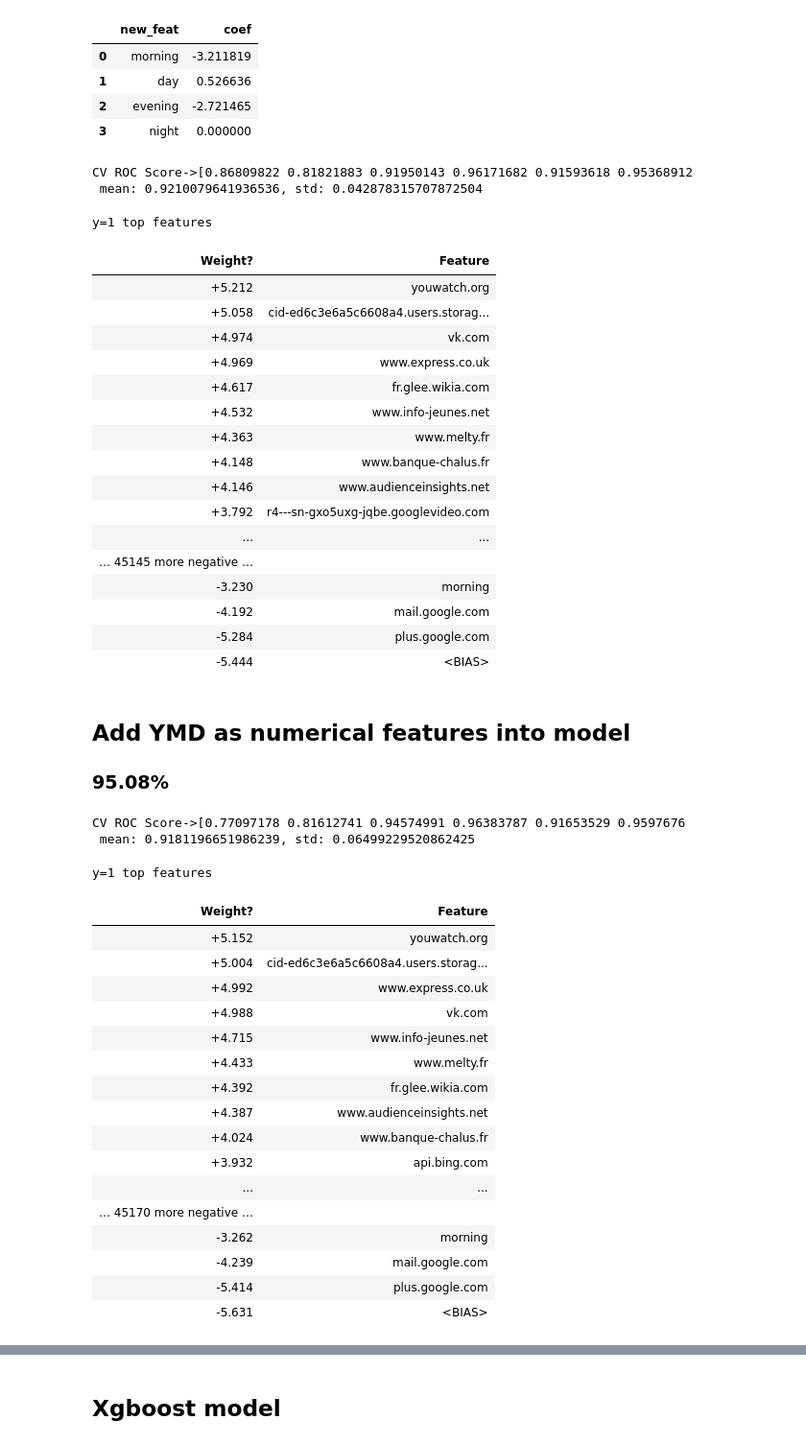
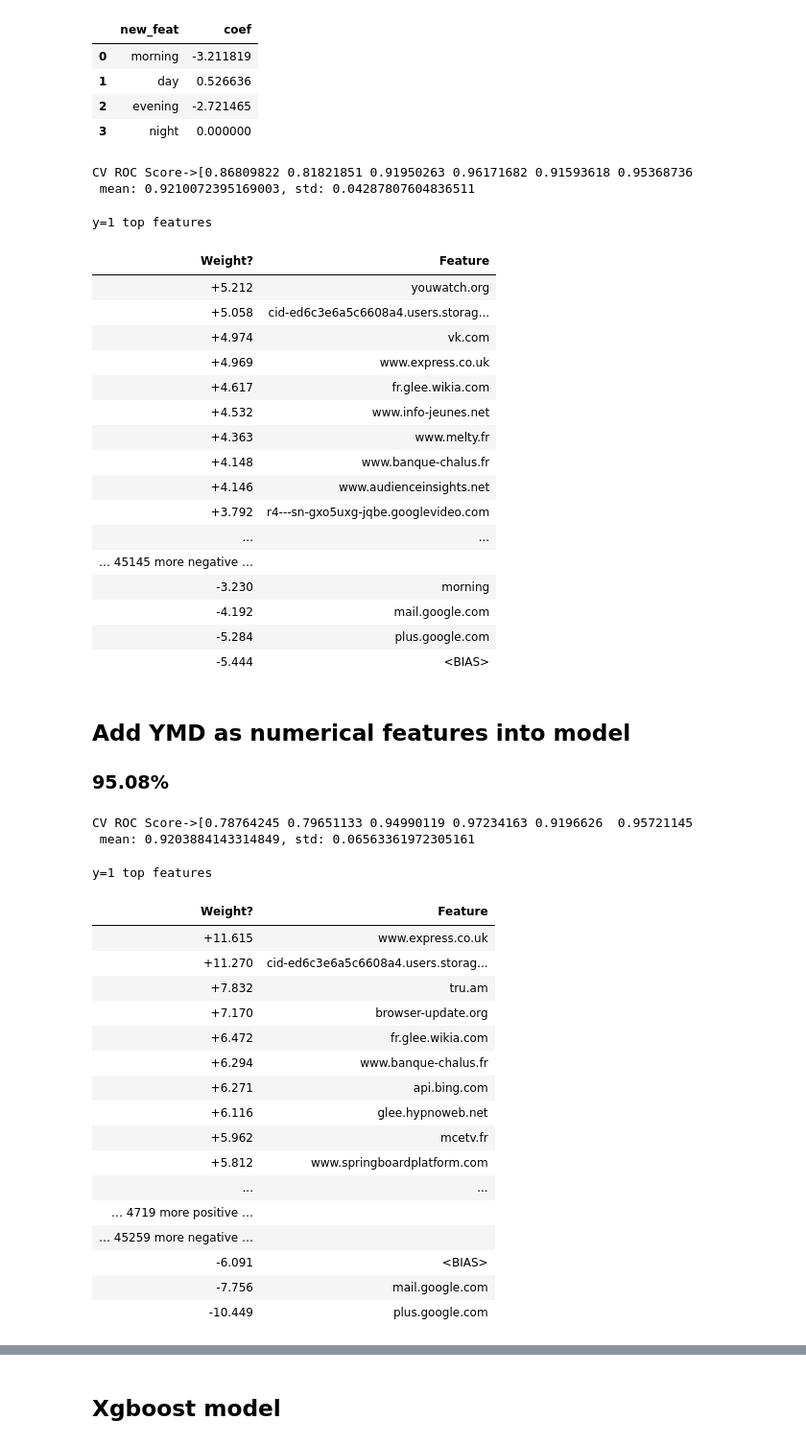
Before and after one commit to BoshengW/Data_Science_Learning, a Jupyter notebook: Alice_Kaggle/Alice_Model.ipynb, the cells around one changed output, grey strips where cells are left out. Shown at 96% size. Saved outputs shown, nothing was run; the diff lists cells and outputs as text; code cells hidden in the pictures.

Commit message:
add Logit fine tune into model improve final result to 636/3000

```diff
--- a/Alice_Kaggle/Alice_Model.ipynb
+++ b/Alice_Kaggle/Alice_Model.ipynb
@@ -250,8 +250,8 @@ pd.DataFrame({'new_feat': new_features2, 'coef': logit_new.coef_[0][-len(new_fea
 | 3 | night | 0.000000 |
 # %%
 # add duration time into feature
-durTime_train = (train_times.max(axis=1)-train_times.min(axis=1)).astype('timedelta64[ms]').astype(int).values.reshape(-1,1)
-durTime_test = (test_times.max(axis=1)-test_times.min(axis=1)).astype('timedelta64[ms]').astype(int).values.reshape(-1,1)
+durTime_train = (train_times.max(axis=1)-train_times.min(axis=1)).astype('timedelta64[s]').astype(int).values.reshape(-1,1)
+durTime_test = (test_times.max(axis=1)-test_times.min(axis=1)).astype('timedelta64[s]').astype(int).values.reshape(-1,1)
 
 scaler = StandardScaler()
 durTime_train = scaler.fit_transform(durTime_train)
@@ -267,8 +267,8 @@ logit_new = LogisticRegression(C=1.0, random_state=17, n_jobs=-1, solver='liblin
 cv_add_start_time_feat3 = train_and_predict(logit_new, new_train_wdur, y_train, new_test_wdur, site_features=tfv.get_feature_names(), new_feature_names=new_features2,
                      cv=time_split, scoring='roc_auc', top_n_features=30, submission_file='submission4.csv')
 # %% [output]
-CV ROC Score->[0.86809822 0.81821883 0.91950143 0.96171682 0.91593618 0.95368912
- mean: 0.9210079641936536, std: 0.042878315707872504
+CV ROC Score->[0.86809822 0.81821851 0.91950263 0.96171682 0.91593618 0.95368736
+ mean: 0.9210072395169003, std: 0.04287807604836511
 y=1 top features
 | Weight? | Feature |
 | +5.212 | youwatch.org |
@@ -316,29 +316,30 @@ new_test_addYMD = hstack([new_test_wdur, test_weekday_feat, test_yearmonth_feat,
 new_features2 = new_features2[:5]
 new_features2+=['weekday', 'yearmonth','month']
 # %%
+logit_new = LogisticRegression(C=4.6415, penalty='l2' ,random_state=17, n_jobs=-1, solver='liblinear', max_iter=100)
 cv_add_YMD_feat = train_and_predict(logit_new, new_train_addYMD, y_train, new_test_addYMD, site_features=tfv.get_feature_names(), new_feature_names=new_features2,
                      cv=time_split, scoring='roc_auc', top_n_features=30, submission_file='submission.csv')
 # %% [output]
-CV ROC Score->[0.77097178 0.81612741 0.94574991 0.96383787 0.91653529 0.9597676
- mean: 0.9181196651986239, std: 0.06499229520862425
+CV ROC Score->[0.78764245 0.79651133 0.94990119 0.97234163 0.9196626  0.95721145
+ mean: 0.9203884143314849, std: 0.06563361972305161
 y=1 top features
 | Weight? | Feature |
-| +5.152 | youwatch.org |
-| +5.004 | cid-ed6c3e6a5c6608a4.users.storag... |
-| +4.992 | www.express.co.uk |
-| +4.988 | vk.com |
-| +4.715 | www.info-jeunes.net |
-| +4.433 | www.melty.fr |
-| +4.392 | fr.glee.wikia.com |
-| +4.387 | www.audienceinsights.net |
-| +4.024 | www.banque-chalus.fr |
-| +3.932 | api.bing.com |
+| +11.615 | www.express.co.uk |
+| +11.270 | cid-ed6c3e6a5c6608a4.users.storag... |
+| +7.832 | tru.am |
+| +7.170 | browser-update.org |
+| +6.472 | fr.glee.wikia.com |
+| +6.294 | www.banque-chalus.fr |
+| +6.271 | api.bing.com |
+| +6.116 | glee.hypnoweb.net |
+| +5.962 | mcetv.fr |
+| +5.812 | www.springboardplatform.com |
 | ... | ... |
-| … 45170 more negative … |  |
-| -3.262 | morning |
-| -4.239 | mail.google.com |
-| -5.414 | plus.google.com |
-| -5.631 | <BIAS> |
+| … 4719 more positive … |  |
+| … 45259 more negative … |  |
+| -6.091 | <BIAS> |
+| -7.756 | mail.google.com |
+| -10.449 | plus.google.com |
 # %%
 pd.DataFrame({'feat_name': new_features2, 'coef': logit_new.coef_[0][-len(new_features2):]})
 # %% [output]
```
Also changed, not shown: parts of 19 cells of this notebook.
